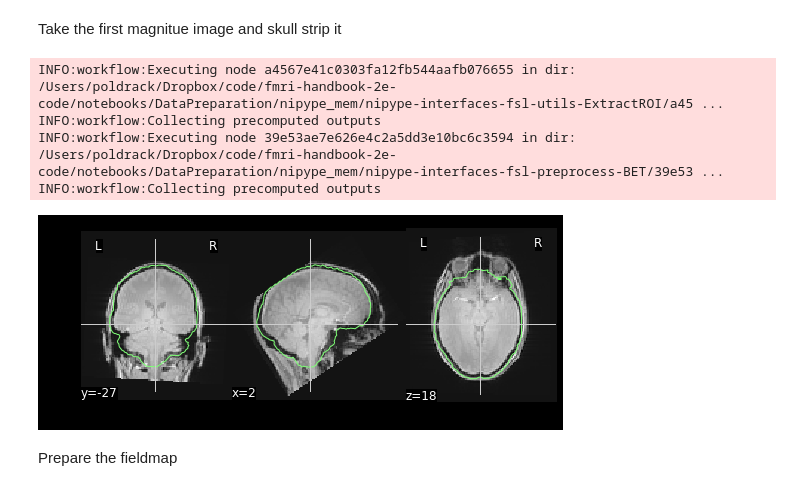
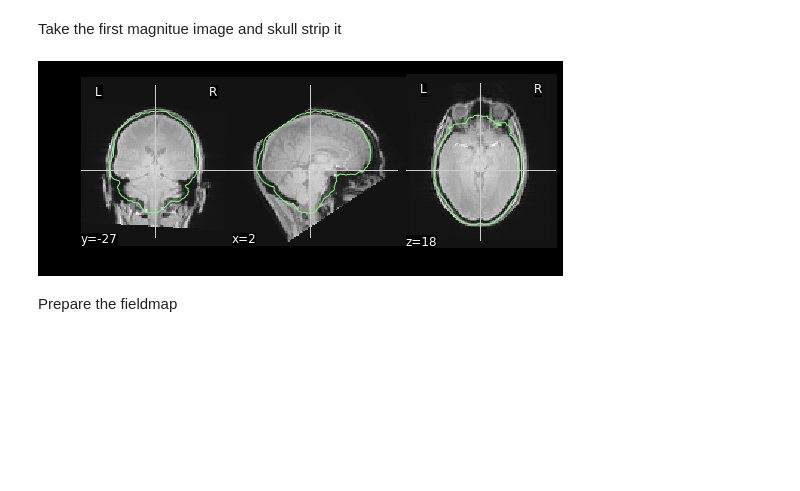
Before and after one commit to poldrack/fmri-handbook-2e-code, a Jupyter notebook: notebooks/DataPreparation/DataPreparation.ipynb, the cells around one changed output. Drawn from its saved outputs; the diff is of its cells as text; code cells hidden in the pictures; blank space fills up the shorter version.

```diff
--- a/notebooks/DataPreparation/DataPreparation.ipynb
+++ b/notebooks/DataPreparation/DataPreparation.ipynb
@@ -177,8 +186,2 @@ warped_image = /Users/poldrack/Dropbox/code/fmri-handbook-2e-code/notebooks/Data
 # %% [markdown]
 ### Register T2 to T1
-# %%
-flirt=mem.cache(fsl.FLIRT)
-flirt_results=flirt(in_file=data['T2'],reference=os.path.join(datadir,'sub018_t1_corrected.nii.gz'),
-                    out_file=os.path.join(datadir,'t2_reg2t1.nii.gz'),
-                    cost='normmi',interp='spline')
-flirt_results.outputs
@@ -339,27 +332,30 @@ for c in range(ica_comps.shape[1]):
 ## Fieldmap unwarping
 # %% [markdown]
 Take the first magnitue image and skull strip it
-# %%
-magfile=os.path.join(datadir,'sub00001_ses014_001_magnitude.nii.gz')
-roi = mem.cache(fsl.ExtractROI)
-pick_first_mag = roi(in_file=magfile, t_min=0, t_size=1)
-
-# we'll need this later
-shutil.copy(pick_first_mag.outputs.roi_file, os.path.join(datadir, "fmapmag.nii.gz"))
-
-mag_bet_results = bet(functional=True,
-                      in_file=pick_first_mag.outputs.roi_file,
-                      mask=True,
-                      frac=0.65)
-mag_bet_results.outputs
-mask_display=nilearn.plotting.plot_epi(pick_first_mag.outputs.roi_file,cmap='gray')
-mask_display.add_contours(mag_bet_results.outputs.mask_file, levels=[.5])
-shutil.copy(mag_bet_results.outputs.out_file, os.path.join(datadir, "fmapmagbrain.nii.gz"))
-# %% [output]
-INFO:workflow:Executing node a4567e41c0303fa12fb544aafb076655 in dir: /Users/poldrack/Dropbox/code/fmri-handbook-2e-code/notebooks/DataPreparation/nipype_mem/nipype-interfaces-fsl-utils-ExtractROI/a45 ...
-INFO:workflow:Collecting precomputed outputs
-INFO:workflow:Executing node 39e53ae7e626e4c2a5dd3e10bc6c3594 in dir: /Users/poldrack/Dropbox/code/fmri-handbook-2e-code/notebooks/DataPreparation/nipype_mem/nipype-interfaces-fsl-preprocess-BET/39e53 ...
-INFO:workflow:Collecting precomputed outputs
-[figure, removed]
+# %%
+try:
+    assert os.path.exists(data['fieldmap-mag_brain'])
+    assert os.path.exists(data['fieldmap-mag_brain_mask'])
+    assert not rerun_analyses
+except:
+    bet_fmap = mem.cache(fsl.BET)
+    mag_bet_results = bet_fmap(functional=True,
+                          in_file=data['fieldmap-mag'],
+                          mask=True,
+                          frac=0.65)
+
+    outputdir=os.path.dirname(data['fieldmap-mag'])
+    mag_bet_results.outputs
+    data['fieldmap-mag_brain']=os.path.join(outputdir,
+                            os.path.basename(mag_bet_results.outputs.out_file))
+    data['fieldmap-mag_brain_mask']=os.path.join(outputdir,
+                            os.path.basename(mag_bet_results.outputs.mask_file))
+    shutil.copy(mag_bet_results.outputs.out_file, data['fieldmap-mag_brain'])
+    shutil.copy(mag_bet_results.outputs.mask_file, data['fieldmap-mag_brain_mask'])
+
+mask_display=nilearn.plotting.plot_epi(data['fieldmap-mag'],cmap='gray')
+mask_display.add_contours(data['fieldmap-mag_brain_mask'], levels=[.5])
+# %% [output]
+[figure, added]
 # %% [markdown]
 Prepare the fieldmap
```
Also changed, not shown: parts of 34 cells of this notebook.
